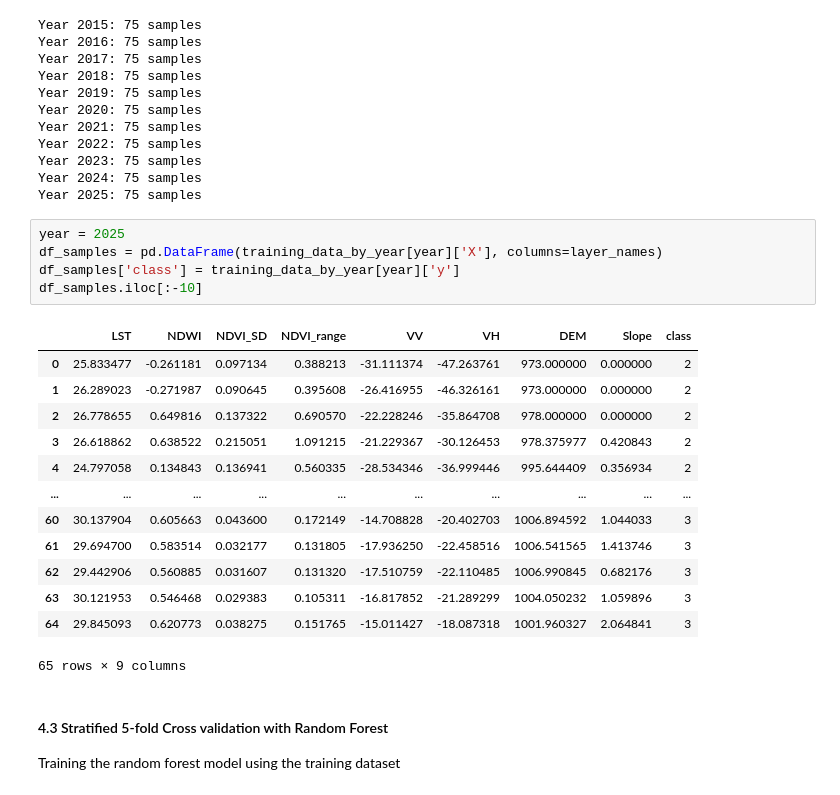
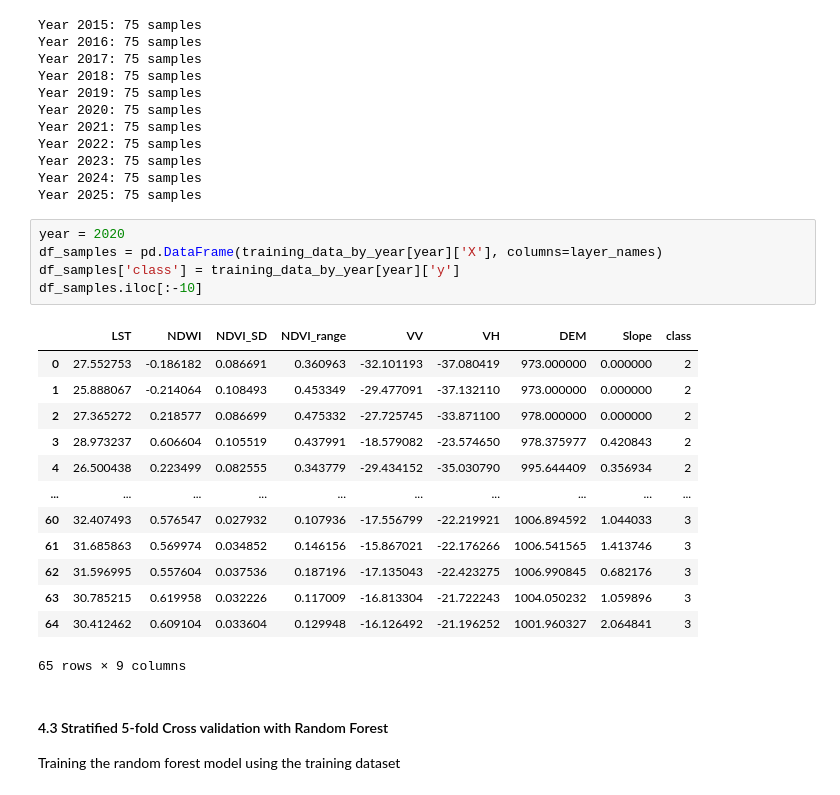
Before and after one commit to Ethel-Ogallo/wetland_delineation, a Jupyter notebook: Wetland_delienation/wetland_delineation_202507.ipynb, the cells around one changed output. Saved outputs shown, nothing was run; the diff lists cells and outputs as text.

```diff
--- a/Wetland_delienation/wetland_delineation_202507.ipynb
+++ b/Wetland_delienation/wetland_delineation_202507.ipynb
@@ -510,23 +540,23 @@ Year 2023: 75 samples
 Year 2024: 75 samples
 Year 2025: 75 samples
 # %%
-year = 2025
+year = 2020
 df_samples = pd.DataFrame(training_data_by_year[year]['X'], columns=layer_names)
 df_samples['class'] = training_data_by_year[year]['y']
 df_samples.iloc[:-10]
 # %% [output]
 |  | LST | NDWI | NDVI_SD | NDVI_range | VV | VH | DEM | Slope | class |
-| 0 | 25.833477 | -0.261181 | 0.097134 | 0.388213 | -31.111374 | -47.263761 | 973.000000 | 0.000000 | 2 |
-| 1 | 26.289023 | -0.271987 | 0.090645 | 0.395608 | -26.416955 | -46.326161 | 973.000000 | 0.000000 | 2 |
-| 2 | 26.778655 | 0.649816 | 0.137322 | 0.690570 | -22.228246 | -35.864708 | 978.000000 | 0.000000 | 2 |
-| 3 | 26.618862 | 0.638522 | 0.215051 | 1.091215 | -21.229367 | -30.126453 | 978.375977 | 0.420843 | 2 |
-| 4 | 24.797058 | 0.134843 | 0.136941 | 0.560335 | -28.534346 | -36.999446 | 995.644409 | 0.356934 | 2 |
+| 0 | 27.552753 | -0.186182 | 0.086691 | 0.360963 | -32.101193 | -37.080419 | 973.000000 | 0.000000 | 2 |
+| 1 | 25.888067 | -0.214064 | 0.108493 | 0.453349 | -29.477091 | -37.132110 | 973.000000 | 0.000000 | 2 |
+| 2 | 27.365272 | 0.218577 | 0.086699 | 0.475332 | -27.725745 | -33.871100 | 978.000000 | 0.000000 | 2 |
+| 3 | 28.973237 | 0.606604 | 0.105519 | 0.437991 | -18.579082 | -23.574650 | 978.375977 | 0.420843 | 2 |
+| 4 | 26.500438 | 0.223499 | 0.082555 | 0.343779 | -29.434152 | -35.030790 | 995.644409 | 0.356934 | 2 |
 | ... | ... | ... | ... | ... | ... | ... | ... | ... | ... |
-| 60 | 30.137904 | 0.605663 | 0.043600 | 0.172149 | -14.708828 | -20.402703 | 1006.894592 | 1.044033 | 3 |
-| 61 | 29.694700 | 0.583514 | 0.032177 | 0.131805 | -17.936250 | -22.458516 | 1006.541565 | 1.413746 | 3 |
-| 62 | 29.442906 | 0.560885 | 0.031607 | 0.131320 | -17.510759 | -22.110485 | 1006.990845 | 0.682176 | 3 |
-| 63 | 30.121953 | 0.546468 | 0.029383 | 0.105311 | -16.817852 | -21.289299 | 1004.050232 | 1.059896 | 3 |
-| 64 | 29.845093 | 0.620773 | 0.038275 | 0.151765 | -15.011427 | -18.087318 | 1001.960327 | 2.064841 | 3 |
+| 60 | 32.407493 | 0.576547 | 0.027932 | 0.107936 | -17.556799 | -22.219921 | 1006.894592 | 1.044033 | 3 |
+| 61 | 31.685863 | 0.569974 | 0.034852 | 0.146156 | -15.867021 | -22.176266 | 1006.541565 | 1.413746 | 3 |
+| 62 | 31.596995 | 0.557604 | 0.037536 | 0.187196 | -17.135043 | -22.423275 | 1006.990845 | 0.682176 | 3 |
+| 63 | 30.785215 | 0.619958 | 0.032226 | 0.117009 | -16.813304 | -21.722243 | 1004.050232 | 1.059896 | 3 |
+| 64 | 30.412462 | 0.609104 | 0.033604 | 0.129948 | -16.126492 | -21.196252 | 1001.960327 | 2.064841 | 3 |
 65 rows × 9 columns
 # %% [markdown]
 #### 4.3 Stratified 5-fold Cross validation with Random Forest
```
Also changed, not shown: parts of 6 cells of this notebook.
